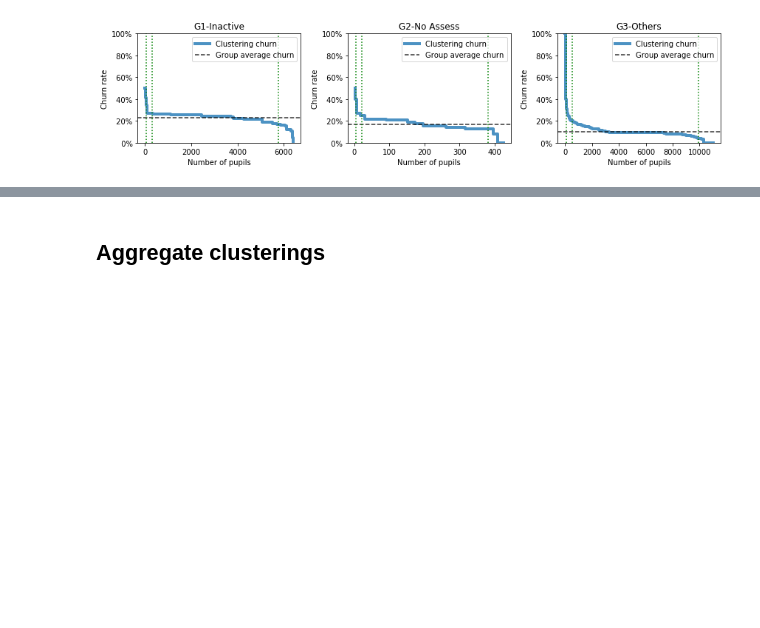
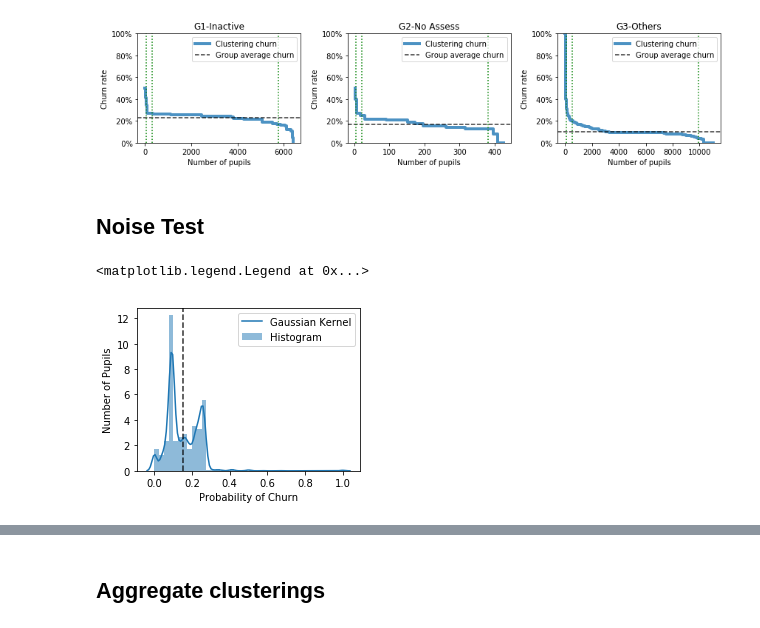
Before and after one commit to vicaws/Whizz, a Jupyter notebook: Code/Churn/Churn/NB_FeatureDistribution.ipynb, the cells around one changed output, grey strips where cells are left out. Cells and saved outputs as stored; diff of their text form; code cells hidden in the pictures; blank space fills up the shorter version.

```diff
--- a/Code/Churn/Churn/NB_FeatureDistribution.ipynb
+++ b/Code/Churn/Churn/NB_FeatureDistribution.ipynb
@@ -128,3 +128,39 @@ map_group_model_best = mixture_model.select_bestMixtureModel('deviation')
 utility.plotlib.churn_distribution(mixture_model, ['G1-Inactive','G2-No Assess','G3-Others'])
 # %% [output]
 [figure]
+# %% [markdown]
+## Noise Test
+# %%
+def individual_churn_prob(map_group_model_best, list_group_name):
+
+    churn_prob = np.array([])
+    num_churn = 0.
+    num_population = 0.
+    for g in list_group_name:
+        df_grouping = map_group_model_best[g][0]
+        num_churn += (df_grouping['churn'] * df_grouping['count']).sum()
+        num_population += df_grouping['count'].sum()
+        for idx, row in df_grouping.iterrows():
+            prob = row['churn']
+            num = row['count']
+            array = np.repeat(prob, num)
+            churn_prob = np.hstack((churn_prob, array))
+
+    return churn_prob, num_churn, num_population
+# %%
+list_group_name = ['G1', 'G2', 'G3']
+churn_prob, num_churn, num_population = individual_churn_prob(map_group_model_best, list_group_name)
+
+fig = plt.figure(figsize=(4,3))
+ax = fig.add_subplot(111)
+sns.distplot(churn_prob, bins=40,
+             hist_kws={'label':'Histogram', 'alpha':0.5},
+             kde_kws={'label':'Gaussian Kernel'})
+ax.axvline(x=num_churn/num_population, linestyle='--', color='k', alpha=.8)
+ax.set_xlabel('Probability of Churn')
+ax.set_ylabel('Number of Pupils')
+#ax.text(num_churn/num_population*1.2, 8, 'Average churn')
+ax.legend()
+# %% [output]
+<matplotlib.legend.Legend at 0x...>
+[figure, added]
```
Also changed, not shown: parts of 13 cells of this notebook, 6 other files.
